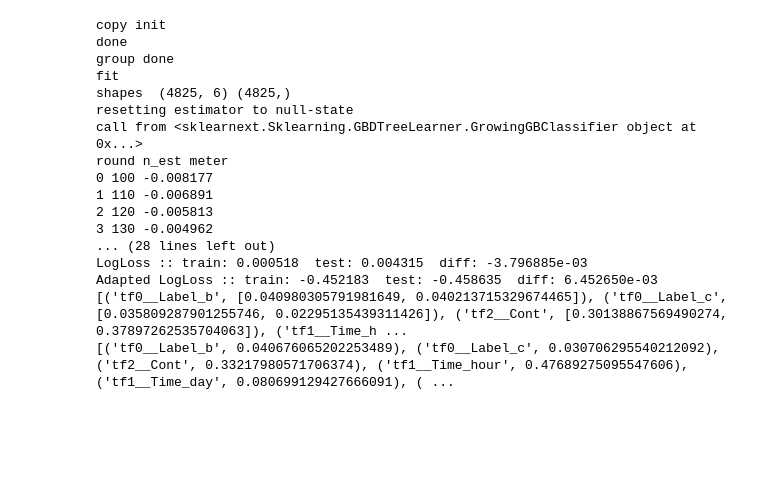
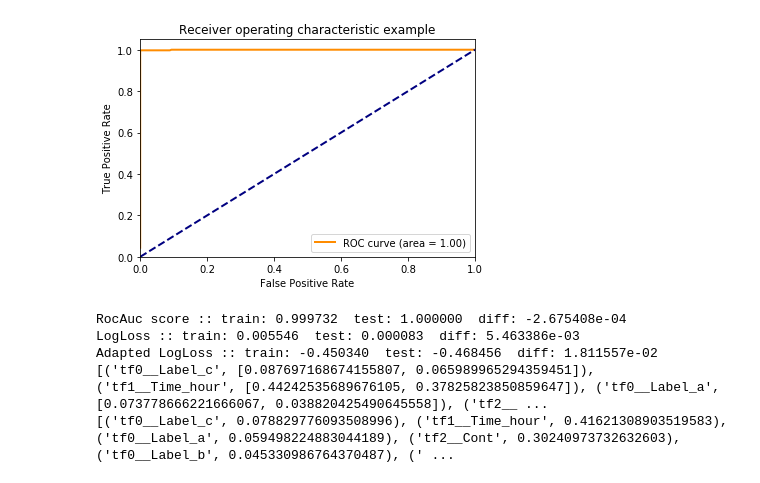
Before and after one commit to mzoll/sklearnext, a Jupyter notebook: resources/notebooks/simplistic_example.ipynb, the cells around one changed output. Drawn from its saved outputs; the diff is of its cells as text; code cells hidden in the pictures; blank space fills up the shorter version.

```diff
--- a/resources/notebooks/simplistic_example.ipynb
+++ b/resources/notebooks/simplistic_example.ipynb
@@ -145,15 +173,15 @@ main_pipe = cf
+# %%
+y_test_pred = main_pipe.predict(X_test)
+y_train_pred = main_pipe.predict(X_train)
+#--- verify the model
+from sklearnext.Metric import *
+ClassifierOvertrainCheck(y_test, y_test_pred, y_train, y_train_pred)
+# %%
+from sklearnext.Visualization.viz import plot_BinaryRocAucCurve
+plot_BinaryRocAucCurve(y_test, y_test_pred)
+# %% [output]
+[figure, added]
 # %%
-#=============================
-# Train, Verify and Quantisize the model
-#=============================
-
-#--- train the pipeline
-main_pipe.fit(X_train, y_train)
-
-#--- verify the model
-from sklearnext.Metric import *
-ClassifierOvertrainCheck(main_pipe, X_train, y_train, X_test, y_test)
-
 #--- have a look at the most important features for each pipeline
 fi_deep = cf.get_feature_importances_deep()
 print(fi_deep)
@@ -161,23 +189,11 @@ print(fi_deep)
 fi = cf.get_feature_importances()
 print(fi)
 # %% [output]
-copy init
-done
-group done
-fit
-shapes  (4825, 6) (4825,)
-resetting estimator to null-state
-call from <sklearnext.Sklearning.GBDTreeLearner.GrowingGBClassifier object at 0x...>
-round n_est meter
-0 100 -0.008177
-1 110 -0.006891
-2 120 -0.005813
-3 130 -0.004962
-... (28 lines left out)
-LogLoss :: train: 0.000518  test: 0.004315  diff: -3.796885e-03
-Adapted LogLoss :: train: -0.452183  test: -0.458635  diff: 6.452650e-03
-[('tf0__Label_b', [0.040980305791981649, 0.040213715329674465]), ('tf0__Label_c', [0.035809287901255746, 0.02295135439311426]), ('tf2__Cont', [0.30138867569490274, 0.37897262535704063]), ('tf1__Time_h ...
-[('tf0__Label_b', 0.040676065202253489), ('tf0__Label_c', 0.030706295540212092), ('tf2__Cont', 0.33217980571706374), ('tf1__Time_hour', 0.47689275095547606), ('tf1__Time_day', 0.080699129427666091), ( ...
+RocAuc score :: train: 0.999732  test: 1.000000  diff: -2.675408e-04
+LogLoss :: train: 0.005546  test: 0.000083  diff: 5.463386e-03
+Adapted LogLoss :: train: -0.450340  test: -0.468456  diff: 1.811557e-02
+[('tf0__Label_c', [0.087697168674155807, 0.065989965294359451]), ('tf1__Time_hour', [0.44242535689676105, 0.37825823850859647]), ('tf0__Label_a', [0.073778666221666067, 0.038820425490645558]), ('tf2__ ...
+[('tf0__Label_c', 0.078829776093508996), ('tf1__Time_hour', 0.41621308903519583), ('tf0__Label_a', 0.059498224883044189), ('tf2__Cont', 0.30240973732632603), ('tf0__Label_b', 0.045330986764370487), (' ...
 # %%
 #--- plot the feature importances
 from sklearnext.Visualization.viz import *
```
Also changed, not shown: parts of 8 cells of this notebook, 5 other files.
